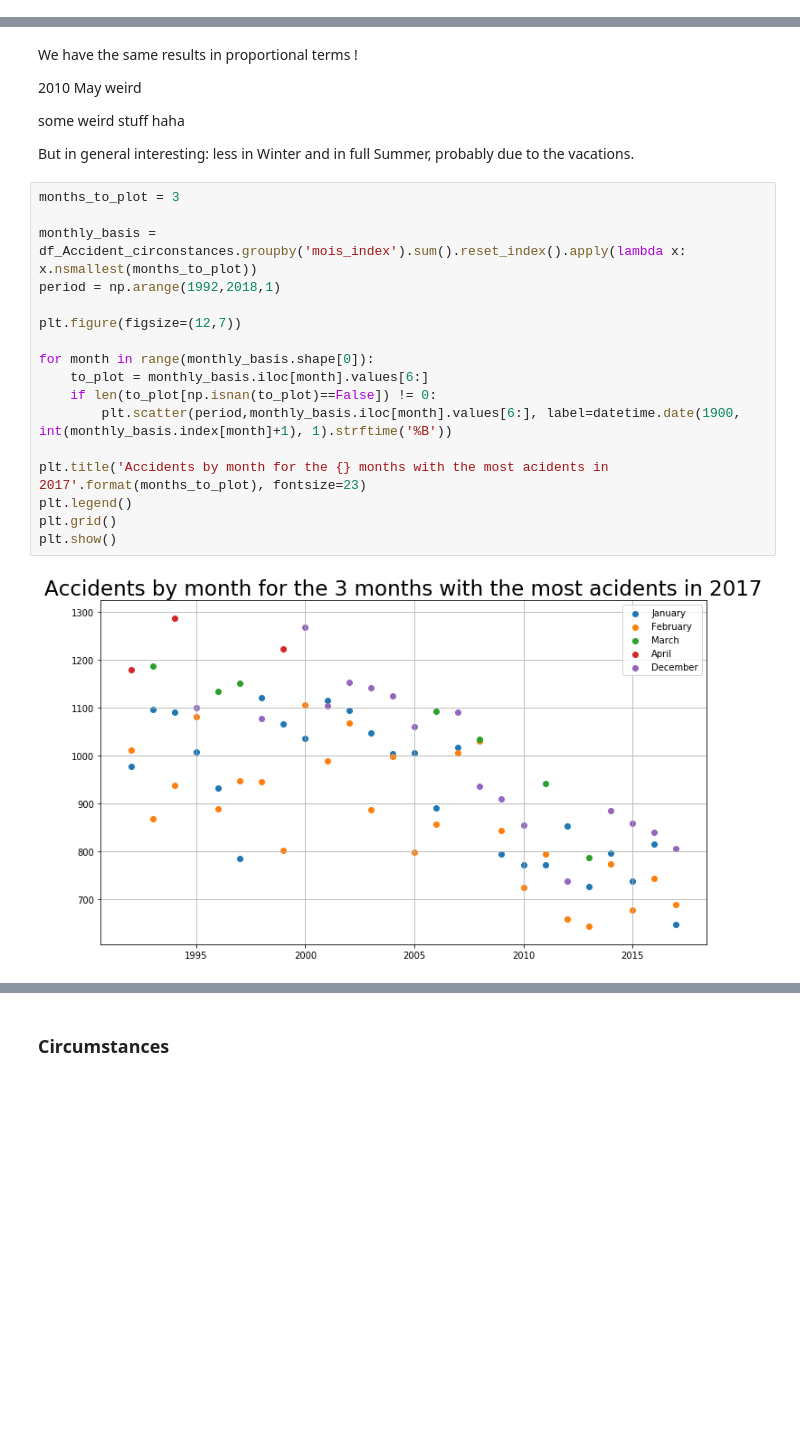
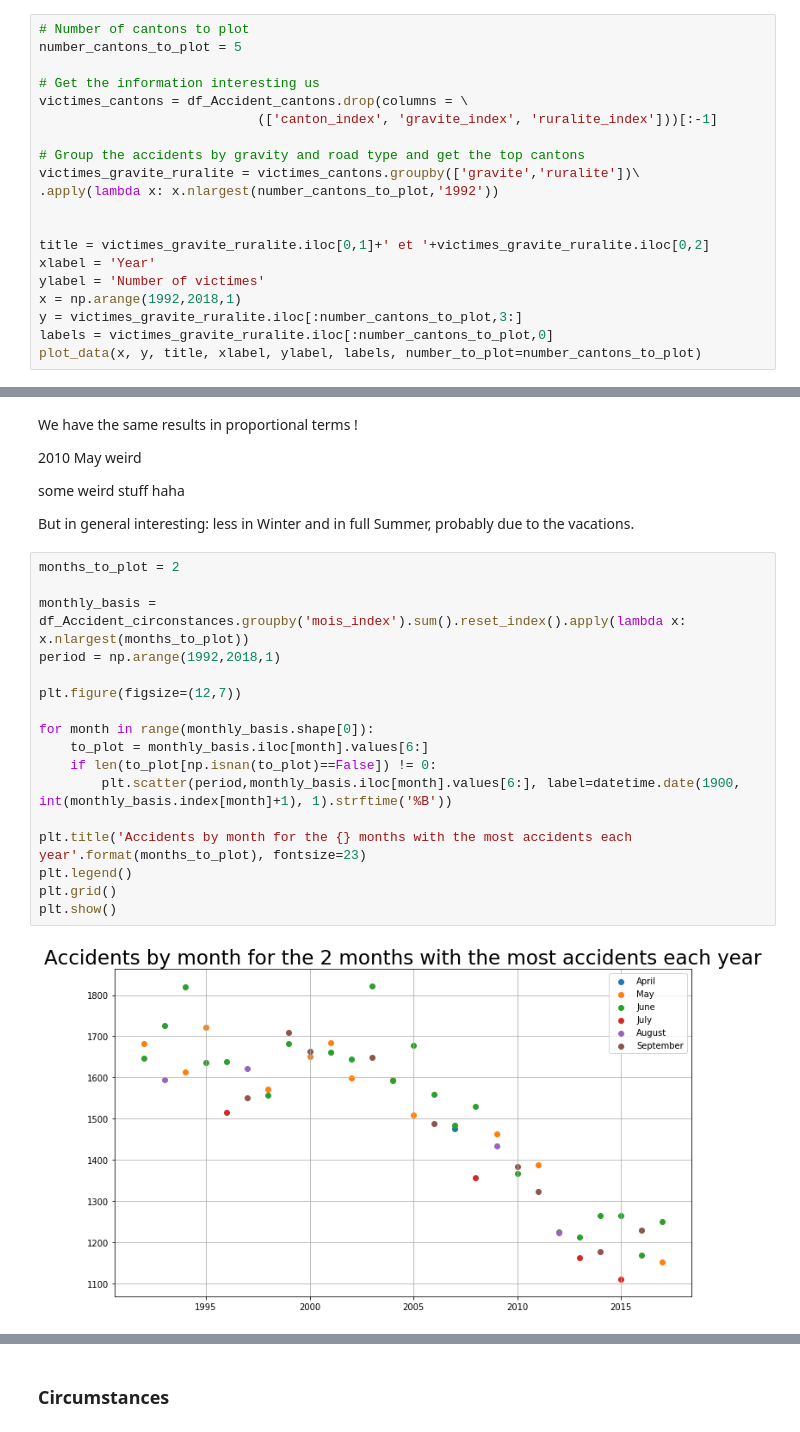
Before and after one commit to epfl-ada-2018/project-pizzafels, a Jupyter notebook: Working Notebooks/0. Correlations.ipynb, the cells around one changed output, grey strips where cells are left out. Cells and saved outputs as stored; diff of their text form; blank space fills up the shorter version.

```diff
--- a/Working Notebooks/0. Correlations.ipynb
+++ b/Working Notebooks/0. Correlations.ipynb
@@ -86,0 +100,20 @@ For three different gravities and road types, we plot the evolution in time of t
+# %%
+# Number of cantons to plot
+number_cantons_to_plot = 5
+
+# Get the information interesting us
+victimes_cantons = df_Accident_cantons.drop(columns = \
+                            (['canton_index', 'gravite_index', 'ruralite_index']))[:-1]
+
+# Group the accidents by gravity and road type and get the top cantons
+victimes_gravite_ruralite = victimes_cantons.groupby(['gravite','ruralite'])\
+.apply(lambda x: x.nlargest(number_cantons_to_plot,'1992'))
+
+
+title = victimes_gravite_ruralite.iloc[0,1]+' et '+victimes_gravite_ruralite.iloc[0,2]
+xlabel = 'Year'
+ylabel = 'Number of victimes'
+x = np.arange(1992,2018,1)
+y = victimes_gravite_ruralite.iloc[:number_cantons_to_plot,3:]
+labels = victimes_gravite_ruralite.iloc[:number_cantons_to_plot,0]
+plot_data(x, y, title, xlabel, ylabel, labels, number_to_plot=number_cantons_to_plot)
@@ -595,21 +633,21 @@ some weird stuff haha
 
 But in general interesting: less in Winter and in full Summer, probably due to the vacations.
 # %%
-months_to_plot = 3
+months_to_plot = 2
 
-monthly_basis = df_Accident_circonstances.groupby('mois_index').sum().reset_index().apply(lambda x: x.nsmallest(months_to_plot))
+monthly_basis = df_Accident_circonstances.groupby('mois_index').sum().reset_index().apply(lambda x: x.nlargest(months_to_plot))
 period = np.arange(1992,2018,1)
 
 plt.figure(figsize=(12,7))
 
 for month in range(monthly_basis.shape[0]):
     to_plot = monthly_basis.iloc[month].values[6:]
     if len(to_plot[np.isnan(to_plot)==False]) != 0:
         plt.scatter(period,monthly_basis.iloc[month].values[6:], label=datetime.date(1900, int(monthly_basis.index[month]+1), 1).strftime('%B'))
 
-plt.title('Accidents by month for the {} months with the most acidents in 2017'.format(months_to_plot), fontsize=23)
+plt.title('Accidents by month for the {} months with the most accidents each year'.format(months_to_plot), fontsize=23)
 plt.legend()
 plt.grid()
 plt.show()
 # %% [output]
-[figure, old version]
+[figure, new version]
```
Also changed, not shown: parts of 7 cells of this notebook, 2 other files.
